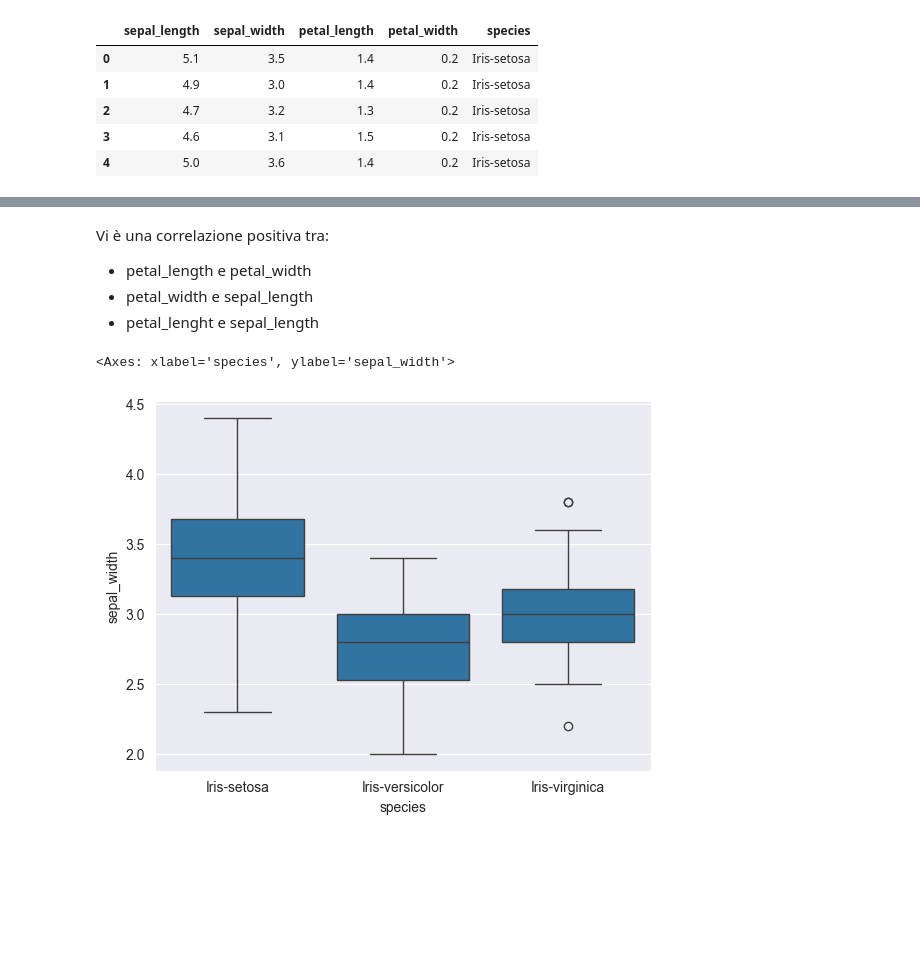
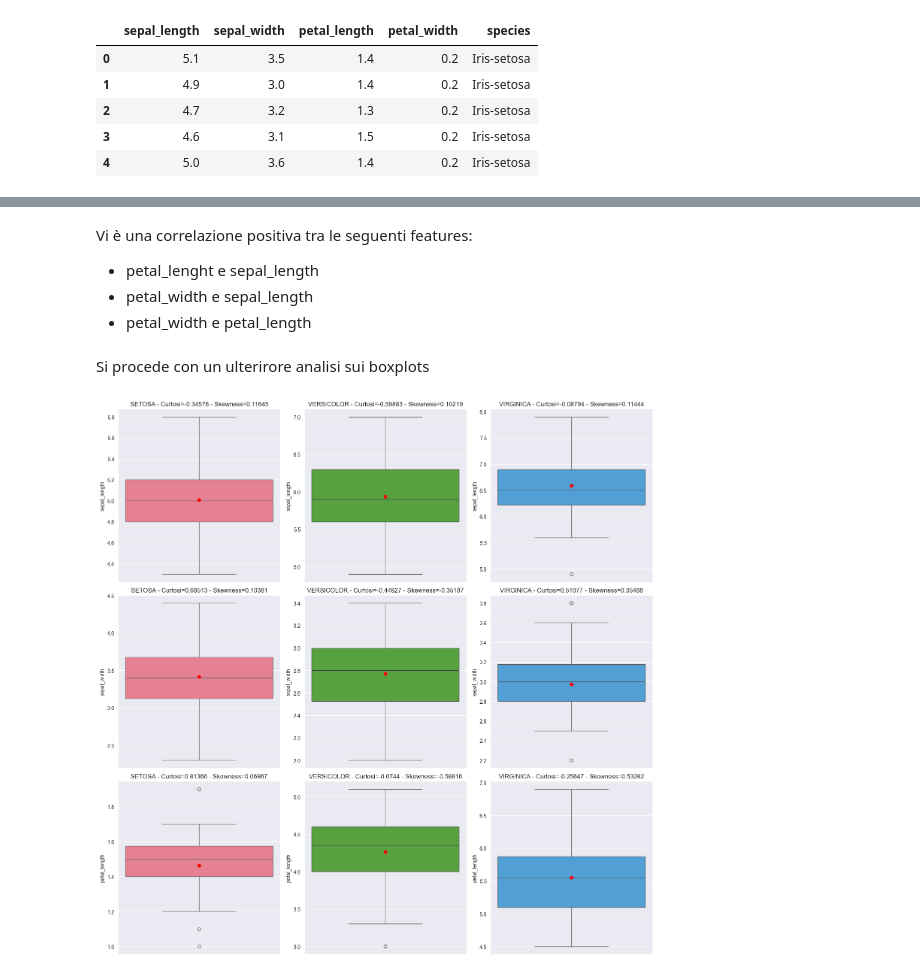
Before and after one commit to AleRaylee/DataFoundamentalsProject, a Jupyter notebook: fundamentals/Project_M.ipynb, the cells around one changed output, grey strips where cells are left out. Cells and saved outputs as stored; diff of their text form; code cells hidden in the pictures; blank space fills up the shorter version.

```diff
--- a/fundamentals/Project_M.ipynb
+++ b/fundamentals/Project_M.ipynb
@@ -4,6 +4,11 @@ import matplotlib.pyplot as plt
 import pandas as pd
 import seaborn as sns
 import statsmodels.api as sm
+import scipy.stats as st
 import os
+sns.set_style("darkgrid")
+
+# Settare vuota questa variabile oppure impostare la prorpia cartella di lavoro
+wdir = r"D:\Python\Casual\Machine_Learning\DataFoundamentalsProject\fundamentals"
 # %%
-df = pd.read_csv(r"D:\Python\Casual\Machine_Learning\DataFoundamentalsProject\fundamentals\IRIS.csv", engine="c")
+df = pd.read_csv(os.path.join(wdir, "IRIS.csv"), engine="c")
@@ -57,11 +90,32 @@ sns.pairplot(df, hue="species")
 # %% [markdown]
-Vi è una correlazione positiva tra:
-* petal_length e petal_width
+Vi è una correlazione positiva tra le seguenti features:
+* petal_lenght e sepal_length
 * petal_width e sepal_length
-* petal_lenght e sepal_length
+* petal_width e petal_length
+# %% [markdown]
+Si procede con un ulterirore analisi sui boxplots
 # %%
-# Da fare ogni feature di interesse
-sns.boxplot(data = df, x = 'species', y = 'sepal_width')
+species = df['species'].unique()
+features = df.columns[:-2]
+
+# Creazione di una griglia 3x3
+fig, axes = plt.subplots(3, 3, figsize=(15, 15))
+# Per ogni specie assegno un colore
+col_colors = sns.color_palette("husl", n_colors=len(species))
+
+# Creazione dei boxplot
+for i, feature in enumerate(features):
+    for j, specie in enumerate(species):
+        current_data = df[df['species'] == specie]
+        sns.boxplot(data=current_data, y=feature,ax=axes[i, j], color=col_colors[j])
+        axes[i, j].set_title(f"{specie.replace('Iris-', '').upper()} - Curtosi={round(st.describe(current_data[feature]).kurtosis, 5)} - Skewness={round(st.describe(current_data[feature]).skewness, 5)}")
+
+        # Aggiungo un punto di riferiemnto per la media
+        axes[i, j].scatter(0, current_data[feature].mean(), color='red', zorder=3)
+
+
+# Aggiusta lo spaziamento tra i subplot
+plt.tight_layout()
+fig.savefig(os.path.join(wdir, "boxplots.png"))
 # %% [output]
-<Axes: xlabel='species', ylabel='sepal_width'>
-[figure, old version]
+[figure, new version]
```
Also changed, not shown: parts of 37 cells of this notebook, 9 other files.
